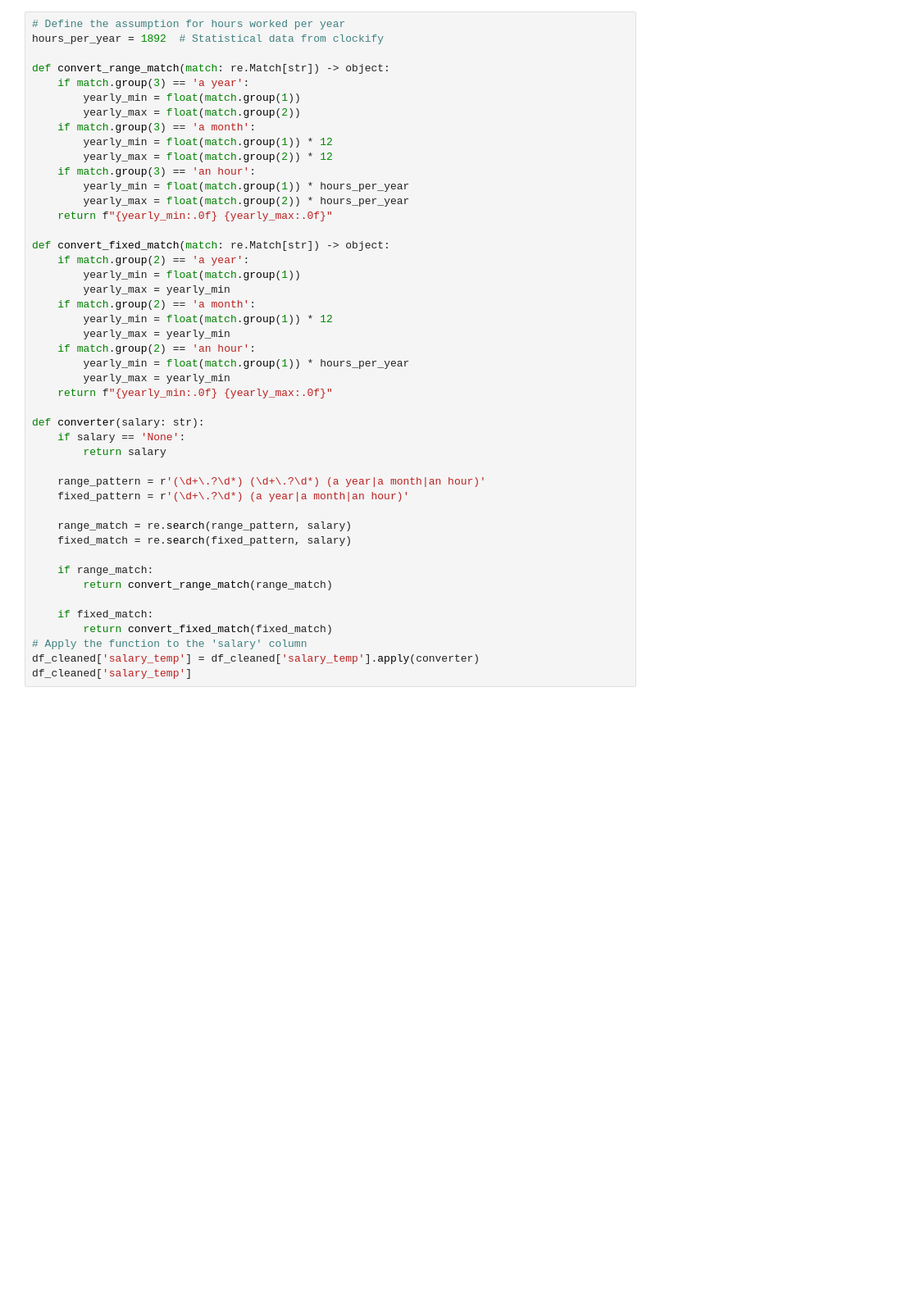
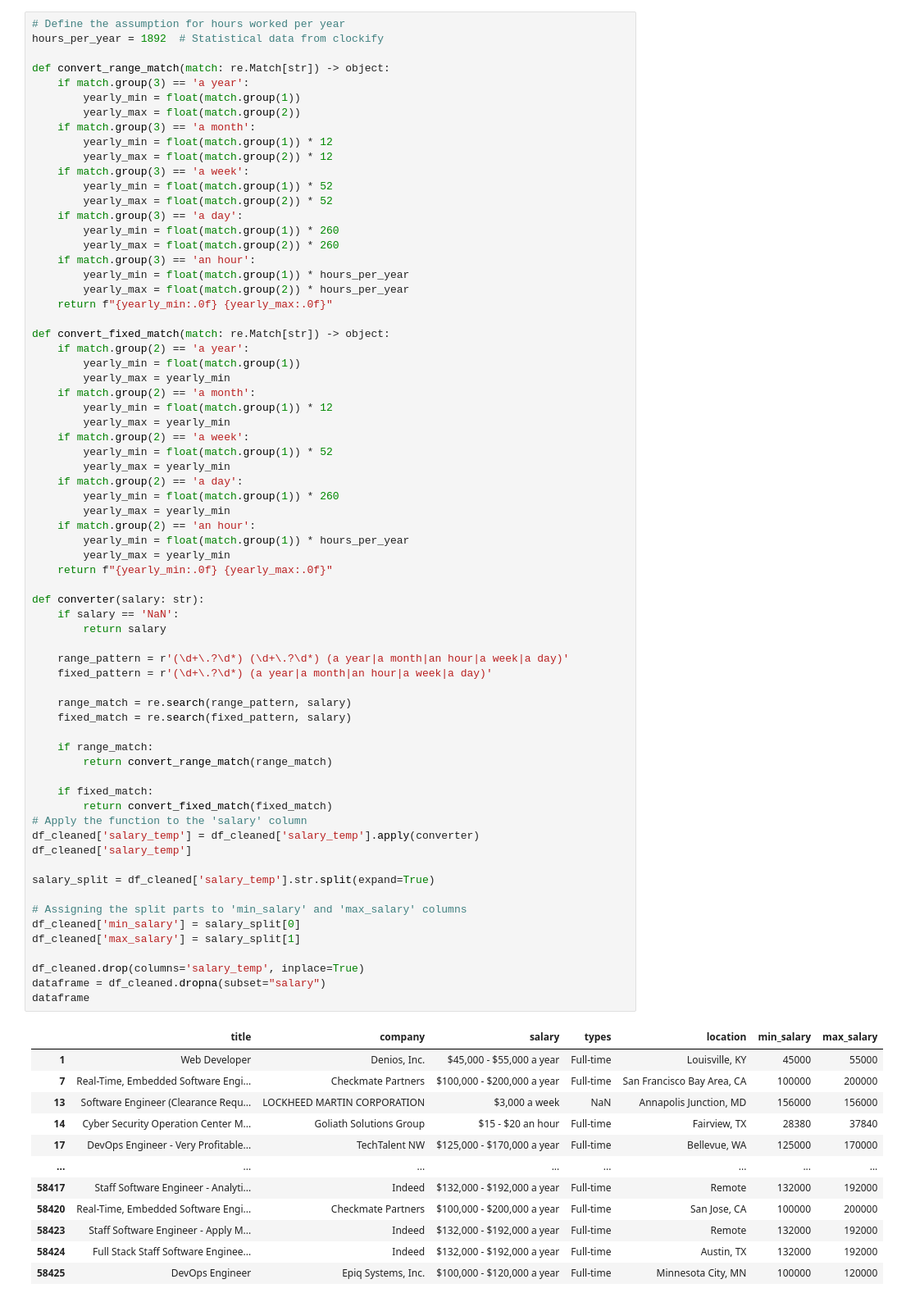
Before and after one commit to svkorepanov/aeds_sg3_salaries, a Jupyter notebook: ADES_WG3_assignment.ipynb, the cells around one changed output. Shown at 82% size. Drawn from its saved outputs; the diff is of its cells as text; blank space fills up the shorter version.

```diff
--- a/ADES_WG3_assignment.ipynb
+++ b/ADES_WG3_assignment.ipynb
@@ -155,39 +159,73 @@ def convert_range_match(match: re.Match[str]) -> object:
     if match.group(3) == 'a month':
         yearly_min = float(match.group(1)) * 12
         yearly_max = float(match.group(2)) * 12
+    if match.group(3) == 'a week':
+        yearly_min = float(match.group(1)) * 52
+        yearly_max = float(match.group(2)) * 52
+    if match.group(3) == 'a day':
+        yearly_min = float(match.group(1)) * 260
+        yearly_max = float(match.group(2)) * 260
     if match.group(3) == 'an hour':
         yearly_min = float(match.group(1)) * hours_per_year
         yearly_max = float(match.group(2)) * hours_per_year
     return f"{yearly_min:.0f} {yearly_max:.0f}"
 
 def convert_fixed_match(match: re.Match[str]) -> object:
     if match.group(2) == 'a year':
         yearly_min = float(match.group(1))
         yearly_max = yearly_min
     if match.group(2) == 'a month':
         yearly_min = float(match.group(1)) * 12
         yearly_max = yearly_min
+    if match.group(2) == 'a week':
+        yearly_min = float(match.group(1)) * 52
+        yearly_max = yearly_min
+    if match.group(2) == 'a day':
+        yearly_min = float(match.group(1)) * 260
+        yearly_max = yearly_min
     if match.group(2) == 'an hour':
         yearly_min = float(match.group(1)) * hours_per_year
         yearly_max = yearly_min
     return f"{yearly_min:.0f} {yearly_max:.0f}"
 
 def converter(salary: str):
-    if salary == 'None':
+    if salary == 'NaN':
         return salary
 
-    range_pattern = r'(\d+\.?\d*) (\d+\.?\d*) (a year|a month|an hour)'
-    fixed_pattern = r'(\d+\.?\d*) (a year|a month|an hour)'
+    range_pattern = r'(\d+\.?\d*) (\d+\.?\d*) (a year|a month|an hour|a week|a day)'
+    fixed_pattern = r'(\d+\.?\d*) (a year|a month|an hour|a week|a day)'
 
     range_match = re.search(range_pattern, salary)
     fixed_match = re.search(fixed_pattern, salary)
 
     if range_match:
         return convert_range_match(range_match)
 
     if fixed_match:
         return convert_fixed_match(fixed_match)
 # Apply the function to the 'salary' column
 df_cleaned['salary_temp'] = df_cleaned['salary_temp'].apply(converter)
 df_cleaned['salary_temp']
+
+salary_split = df_cleaned['salary_temp'].str.split(expand=True)
+
+# Assigning the split parts to 'min_salary' and 'max_salary' columns
+df_cleaned['min_salary'] = salary_split[0]
+df_cleaned['max_salary'] = salary_split[1]
+
+df_cleaned.drop(columns='salary_temp', inplace=True)
+dataframe = df_cleaned.dropna(subset="salary")
+dataframe
 # %% [output]
+|  | title | company | salary | types | location | min_salary | max_salary |
+| 1 | Web Developer | Denios, Inc. | $45,000 - $55,000 a year | Full-time | Louisville, KY | 45000 | 55000 |
+| 7 | Real-Time, Embedded Software Engi... | Checkmate Partners | $100,000 - $200,000 a year | Full-time | San Francisco Bay Area, CA | 100000 | 200000 |
+| 13 | Software Engineer (Clearance Requ... | LOCKHEED MARTIN CORPORATION | $3,000 a week | NaN | Annapolis Junction, MD | 156000 | 156000 |
+| 14 | Cyber Security Operation Center M... | Goliath Solutions Group | $15 - $20 an hour | Full-time | Fairview, TX | 28380 | 37840 |
+| 17 | DevOps Engineer - Very Profitable... | TechTalent NW | $125,000 - $170,000 a year | Full-time | Bellevue, WA | 125000 | 170000 |
+| ... | ... | ... | ... | ... | ... | ... | ... |
+| 58417 | Staff Software Engineer - Analyti... | Indeed | $132,000 - $192,000 a year | Full-time | Remote | 132000 | 192000 |
+| 58420 | Real-Time, Embedded Software Engi... | Checkmate Partners | $100,000 - $200,000 a year | Full-time | San Jose, CA | 100000 | 200000 |
+| 58423 | Staff Software Engineer - Apply M... | Indeed | $132,000 - $192,000 a year | Full-time | Remote | 132000 | 192000 |
+| 58424 | Full Stack Staff Software Enginee... | Indeed | $132,000 - $192,000 a year | Full-time | Austin, TX | 132000 | 192000 |
+| 58425 | DevOps Engineer | Epiq Systems, Inc. | $100,000 - $120,000 a year | Full-time | Minnesota City, MN | 100000 | 120000 |
```
Also changed, not shown: parts of 26 cells of this notebook.
